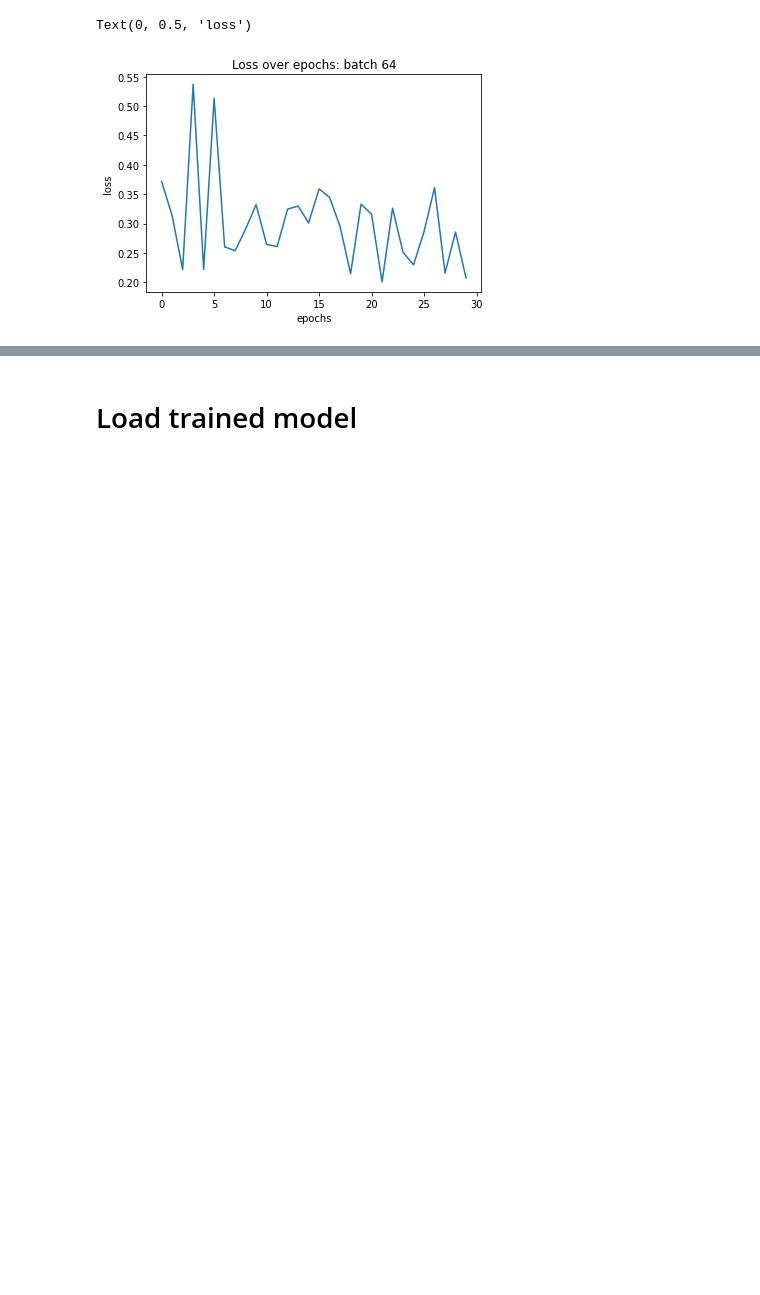
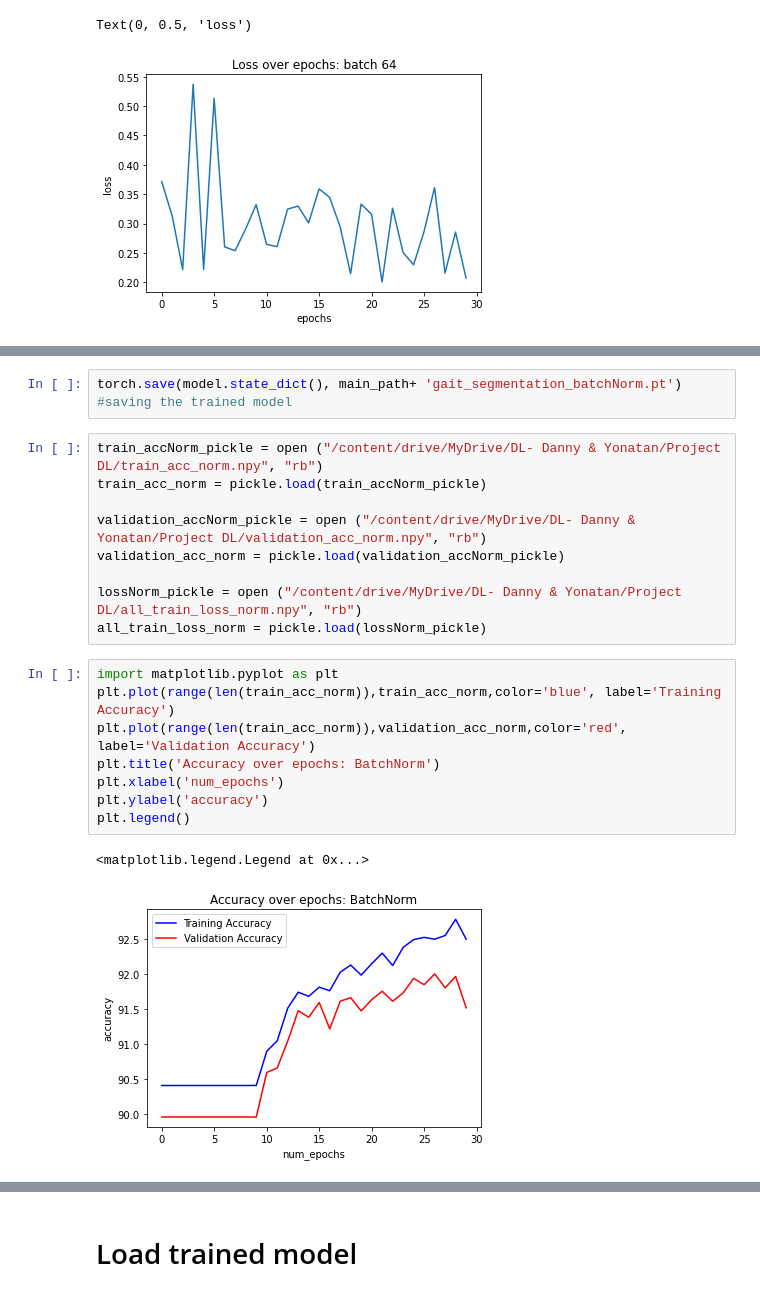
Before and after one commit to yonbrand/Gait-Recognition, a Jupyter notebook: gait_segmentation.ipynb, the cells around one changed output, grey strips where cells are left out. Saved outputs shown, nothing was run; the diff lists cells and outputs as text; blank space fills up the shorter version.

Commit message:
batchnorm

```diff
--- a/gait_segmentation.ipynb
+++ b/gait_segmentation.ipynb
@@ -443,0 +611,22 @@ Text(0, 0.5, 'loss')
+# %%
+torch.save(model.state_dict(), main_path+ 'gait_segmentation_batchNorm.pt') #saving the trained model
+# %%
+train_accNorm_pickle = open ("/content/drive/MyDrive/DL- Danny & Yonatan/Project DL/train_acc_norm.npy", "rb")
+train_acc_norm = pickle.load(train_accNorm_pickle)
+
+validation_accNorm_pickle = open ("/content/drive/MyDrive/DL- Danny & Yonatan/Project DL/validation_acc_norm.npy", "rb")
+validation_acc_norm = pickle.load(validation_accNorm_pickle)
+
+lossNorm_pickle = open ("/content/drive/MyDrive/DL- Danny & Yonatan/Project DL/all_train_loss_norm.npy", "rb")
+all_train_loss_norm = pickle.load(lossNorm_pickle)
+# %%
+import matplotlib.pyplot as plt
+plt.plot(range(len(train_acc_norm)),train_acc_norm,color='blue', label='Training Accuracy')
+plt.plot(range(len(train_acc_norm)),validation_acc_norm,color='red', label='Validation Accuracy')
+plt.title('Accuracy over epochs: BatchNorm')
+plt.xlabel('num_epochs')
+plt.ylabel('accuracy')
+plt.legend()
+# %% [output]
+<matplotlib.legend.Legend at 0x...>
+[figure, added]
```
Also changed, not shown: parts of 7 cells of this notebook.
